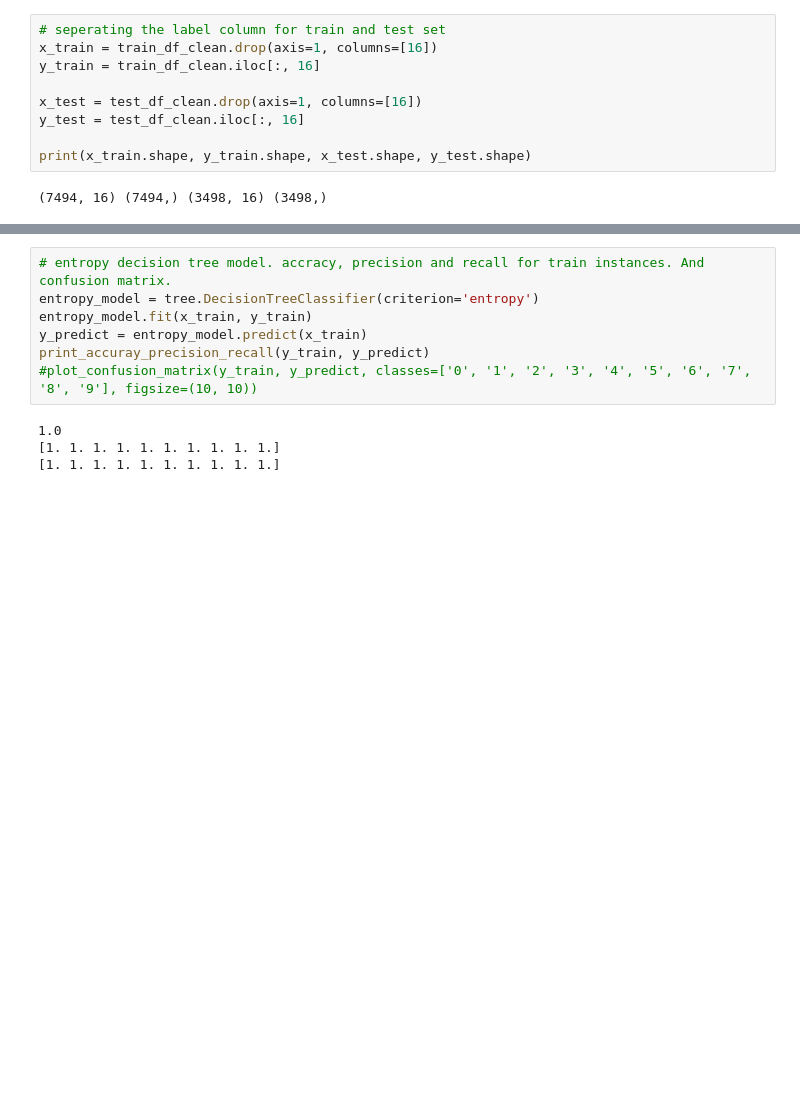
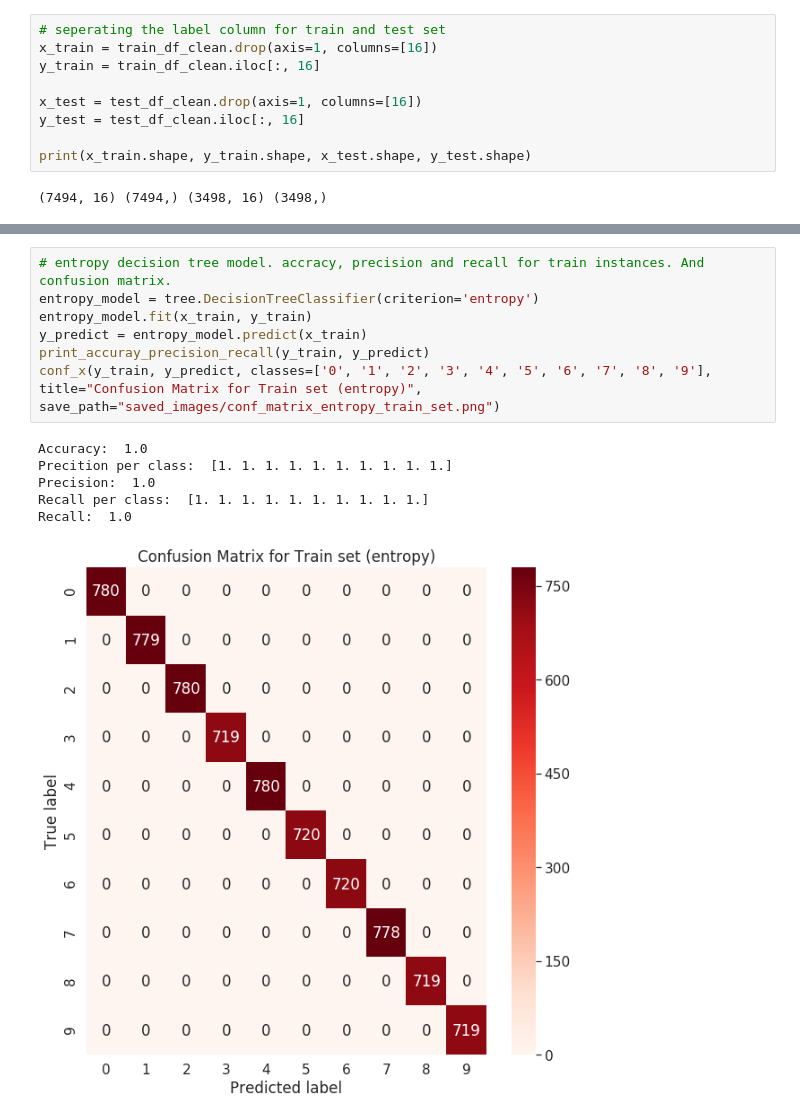
Before and after one commit to akabiraka/cs584_data_mining, a Jupyter notebook: hw1/dm1.1/pen_digit_classification_by_decision_tree.ipynb, the cells around one changed output, grey strips where cells are left out. Drawn from its saved outputs; the diff is of its cells as text; blank space fills up the shorter version.

```diff
--- a/hw1/dm1.1/pen_digit_classification_by_decision_tree.ipynb
+++ b/hw1/dm1.1/pen_digit_classification_by_decision_tree.ipynb
@@ -70,14 +82,17 @@ array([0.96, 0.97, 0.95, 0.96, 0.97])
 # %%
 # entropy decision tree model. accracy, precision and recall for train instances. And confusion matrix.
 entropy_model = tree.DecisionTreeClassifier(criterion='entropy')
 entropy_model.fit(x_train, y_train)
 y_predict = entropy_model.predict(x_train)
 print_accuray_precision_recall(y_train, y_predict)
-#plot_confusion_matrix(y_train, y_predict, classes=['0', '1', '2', '3', '4', '5', '6', '7', '8', '9'], figsize=(10, 10))
+conf_x(y_train, y_predict, classes=['0', '1', '2', '3', '4', '5', '6', '7', '8', '9'], title="Confusion Matrix for Train set (entropy)", save_path="saved_images/conf_matrix_entropy_train_set.png")
 # %% [output]
-1.0
-[1. 1. 1. 1. 1. 1. 1. 1. 1. 1.]
-[1. 1. 1. 1. 1. 1. 1. 1. 1. 1.]
+Accuracy:  1.0
+Precition per class:  [1. 1. 1. 1. 1. 1. 1. 1. 1. 1.]
+Precision:  1.0
+Recall per class:  [1. 1. 1. 1. 1. 1. 1. 1. 1. 1.]
+Recall:  1.0
+[figure, added]
 # %%
 # entropy decision tree model. accracy, precision and recall for test instances. And confusion matrix.
 entropy_model = tree.DecisionTreeClassifier(criterion='entropy')
```
Also changed, not shown: parts of 7 cells of this notebook, 6 other files.
